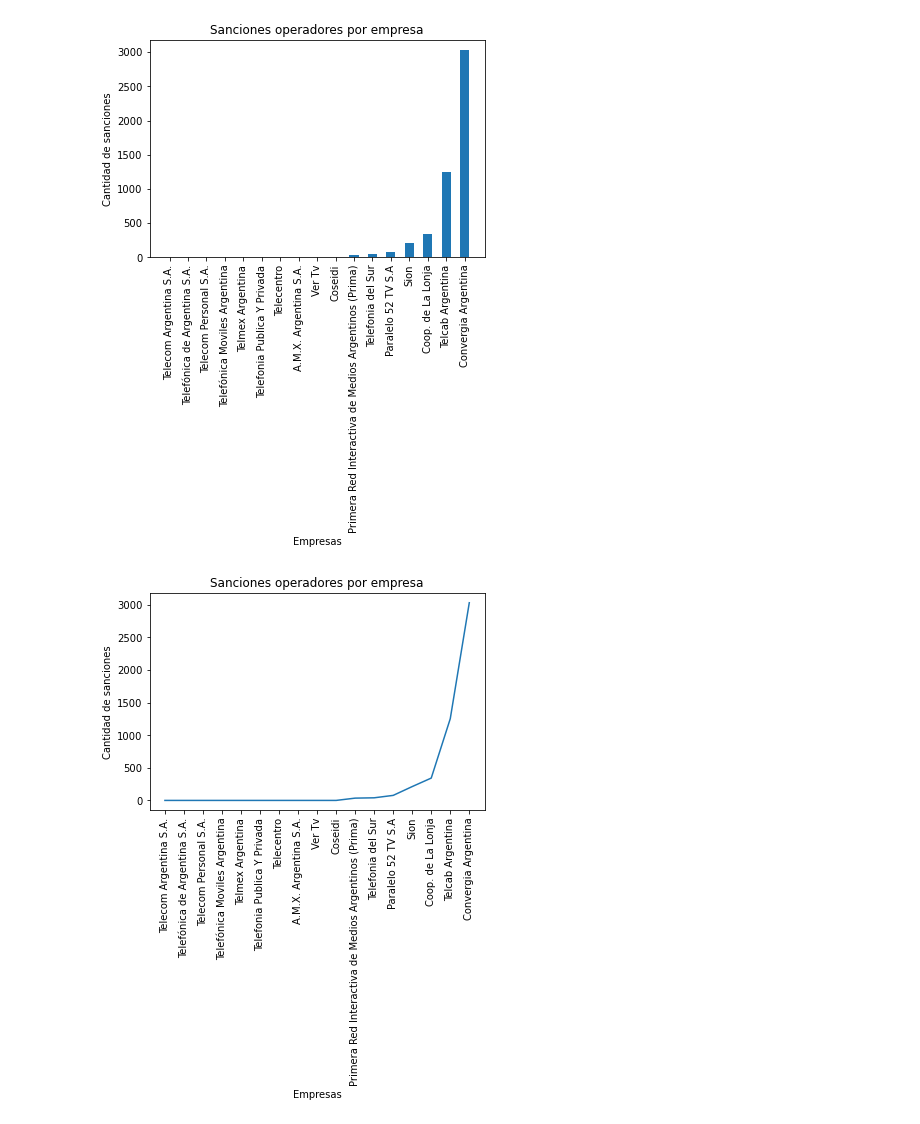
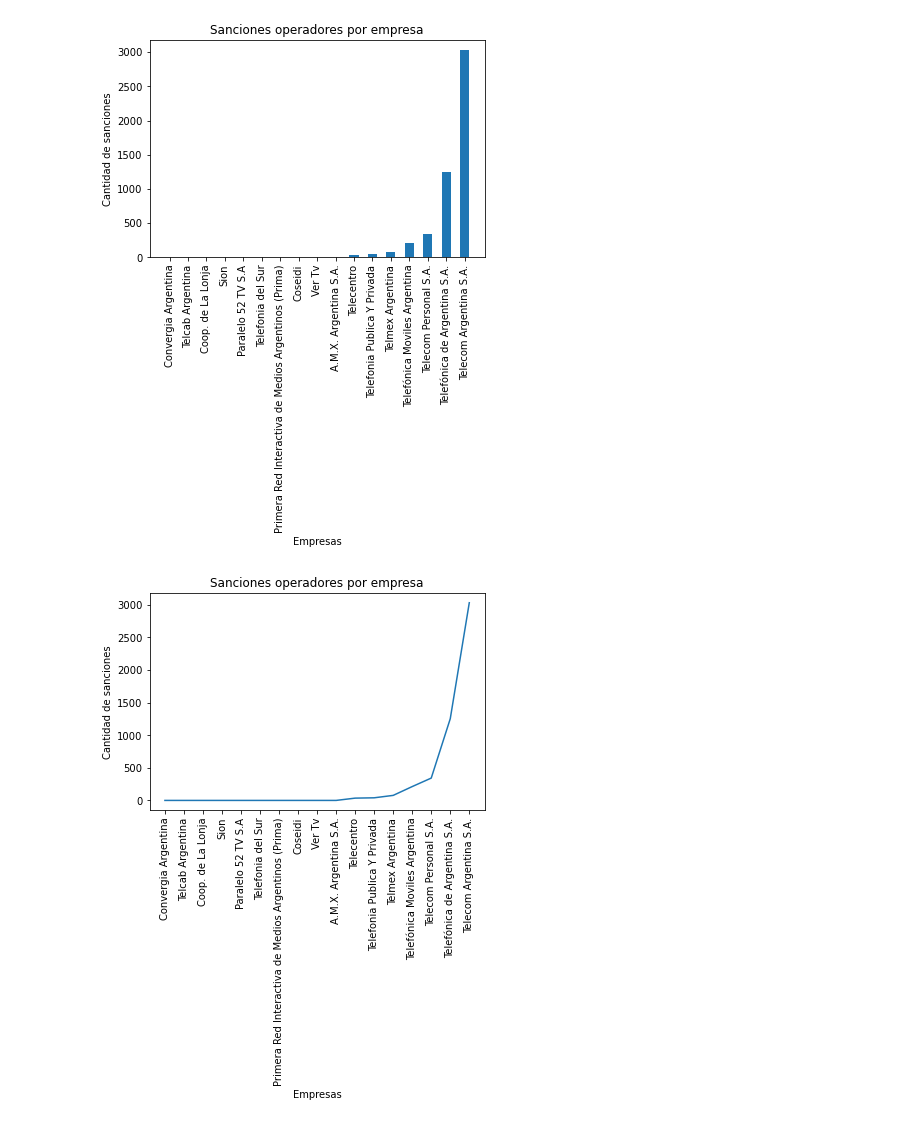
Before and after one commit to Magali-Cristobo/Taller-soporte-informatico, a Jupyter notebook: proyectoAnaconda/notebooks/graficos.ipynb, the cells around one changed output. Saved outputs shown, nothing was run; the diff lists cells and outputs as text; code cells hidden in the pictures.

```diff
--- a/proyectoAnaconda/notebooks/graficos.ipynb
+++ b/proyectoAnaconda/notebooks/graficos.ipynb
@@ -1,29 +1,31 @@
 # %%
 import pandas as pd
 import matplotlib.pyplot as plt1
 import matplotlib.pyplot as plt2
+import numpy as np
 
 df1 = pd.read_csv("../data/sanciones-operadores.csv")
 df1 = df1.loc[0:5000]
 x_values = df1['Empresa'].unique()
+x_values= np.flip(x_values)
 y_values = df1['Empresa'].value_counts().tolist()
 y_values.reverse() #esto hace que vaya de menor a mayor, pero no pasa lo mismo en el eje de las x
 
 
 plt1.bar(x_values,y_values, width=0.5)
 plt1.title('Sanciones operadores por empresa')
 plt1.xlabel('Empresas')
 plt1.ylabel('Cantidad de sanciones')
 plt1.xticks(rotation=90,fontsize=10)
 plt1.show()
 
 plt2.plot(x_values,y_values)
 plt2.title('Sanciones operadores por empresa')
 plt2.xlabel('Empresas')
 plt2.ylabel('Cantidad de sanciones')
 plt2.xticks(rotation=90,fontsize=10)
 
 plt2.show()
 # %% [output]
-[figure, old version]
+[figure, new version]
-[figure, old version]
+[figure, new version]
```
